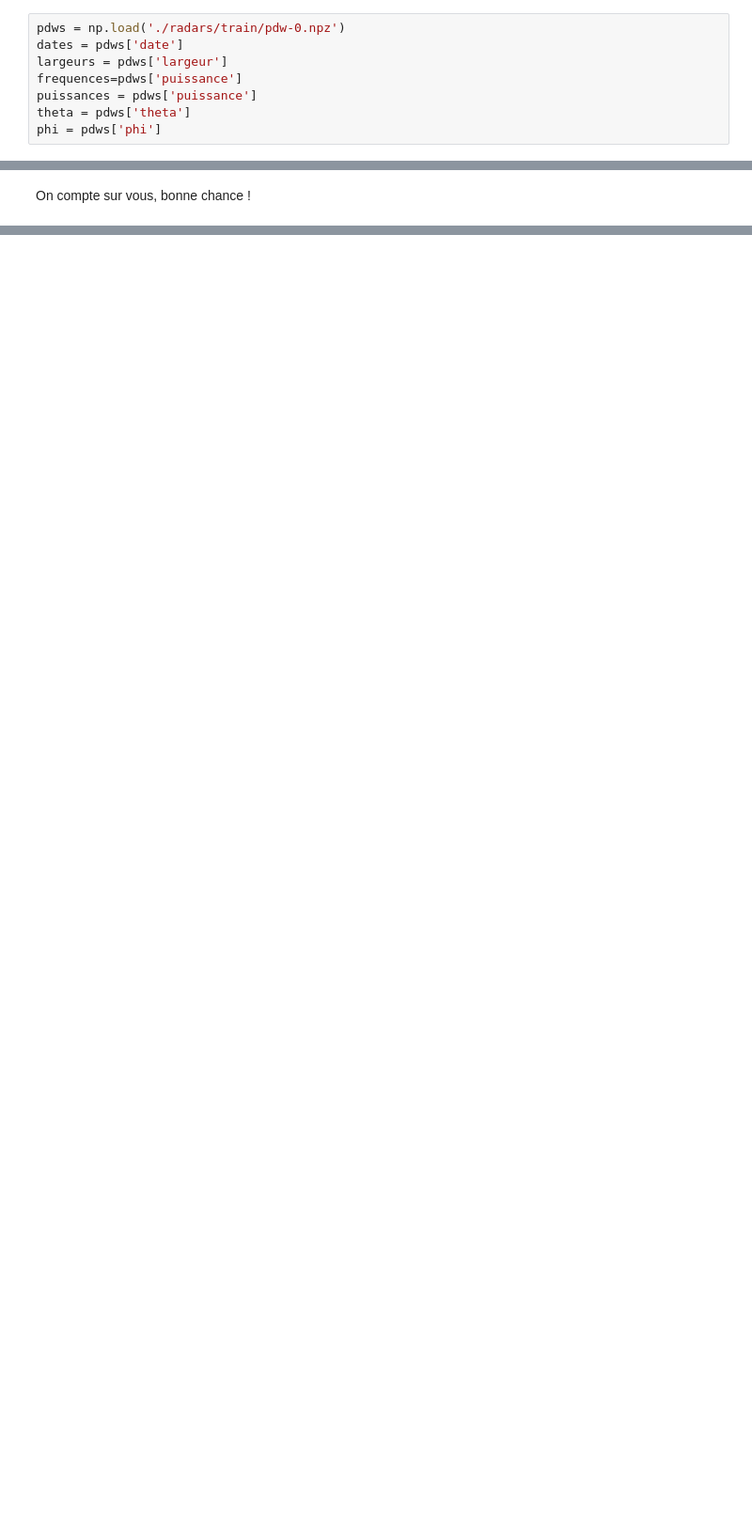
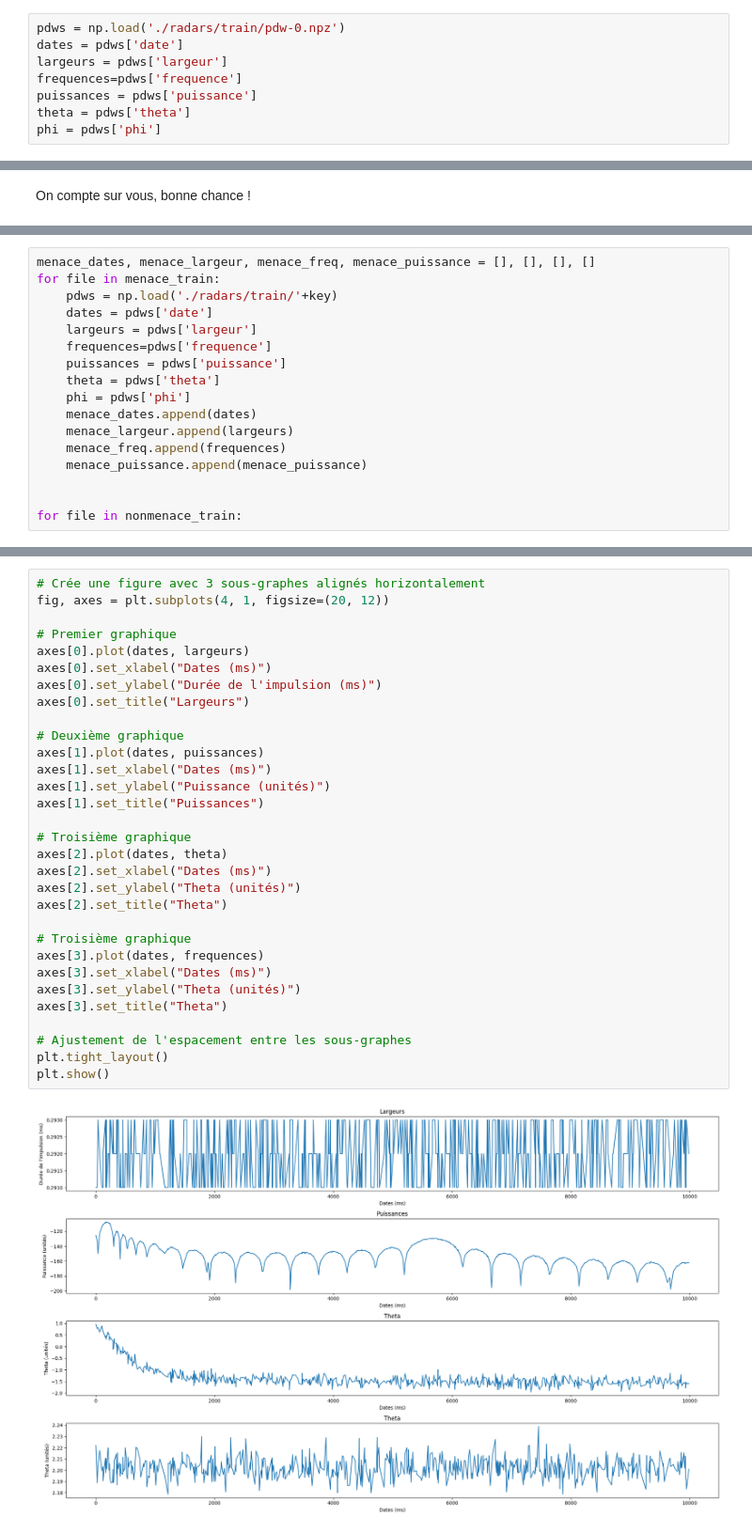
Before and after one commit to NailKhelifa/MVA_deep_and_signal, a Jupyter notebook: TP2/dls_tp2.ipynb, the cells around one changed output, grey strips where cells are left out. Shown at 94% size. Cells and saved outputs as stored; diff of their text form; blank space fills up the shorter version.

Commit message:
visualisation  des données pt.1

```diff
--- a/TP2/dls_tp2.ipynb
+++ b/TP2/dls_tp2.ipynb
@@ -86,7 +95,7 @@ Vous pouvez ouvrir un fichier de la façon suivante:
 pdws = np.load('./radars/train/pdw-0.npz')
 dates = pdws['date']
 largeurs = pdws['largeur']
-frequences=pdws['puissance']
+frequences=pdws['frequence']
 puissances = pdws['puissance']
 theta = pdws['theta']
 phi = pdws['phi']
@@ -104,0 +125,17 @@ for i in range(10):
+# %%
+menace_dates, menace_largeur, menace_freq, menace_puissance = [], [], [], []
+for file in menace_train:
+    pdws = np.load('./radars/train/'+key)
+    dates = pdws['date']
+    largeurs = pdws['largeur']
+    frequences=pdws['frequence']
+    puissances = pdws['puissance']
+    theta = pdws['theta']
+    phi = pdws['phi']
+    menace_dates.append(dates)
+    menace_largeur.append(largeurs)
+    menace_freq.append(frequences)
+    menace_puissance.append(menace_puissance)
+
+
+for file in nonmenace_train:
@@ -104,0 +144,33 @@ for i in range(10):
+# %%
+# Crée une figure avec 3 sous-graphes alignés horizontalement
+fig, axes = plt.subplots(4, 1, figsize=(20, 12))
+
+# Premier graphique
+axes[0].plot(dates, largeurs)
+axes[0].set_xlabel("Dates (ms)")
+axes[0].set_ylabel("Durée de l'impulsion (ms)")
+axes[0].set_title("Largeurs")
+
+# Deuxième graphique
+axes[1].plot(dates, puissances)
+axes[1].set_xlabel("Dates (ms)")
+axes[1].set_ylabel("Puissance (unités)")
+axes[1].set_title("Puissances")
+
+# Troisième graphique
+axes[2].plot(dates, theta)
+axes[2].set_xlabel("Dates (ms)")
+axes[2].set_ylabel("Theta (unités)")
+axes[2].set_title("Theta")
+
+# Troisième graphique
+axes[3].plot(dates, frequences)
+axes[3].set_xlabel("Dates (ms)")
+axes[3].set_ylabel("Theta (unités)")
+axes[3].set_title("Theta")
+
+# Ajustement de l'espacement entre les sous-graphes
+plt.tight_layout()
+plt.show()
+# %% [output]
+[figure, added]
```
Also changed, not shown: parts of 8 cells of this notebook.
